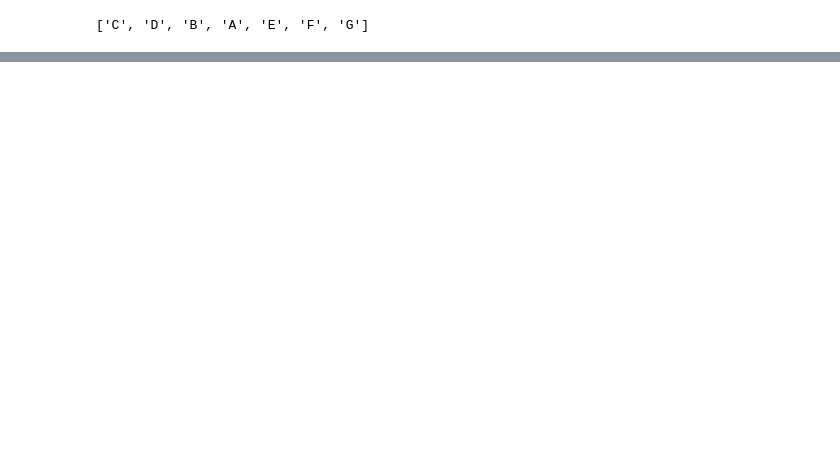
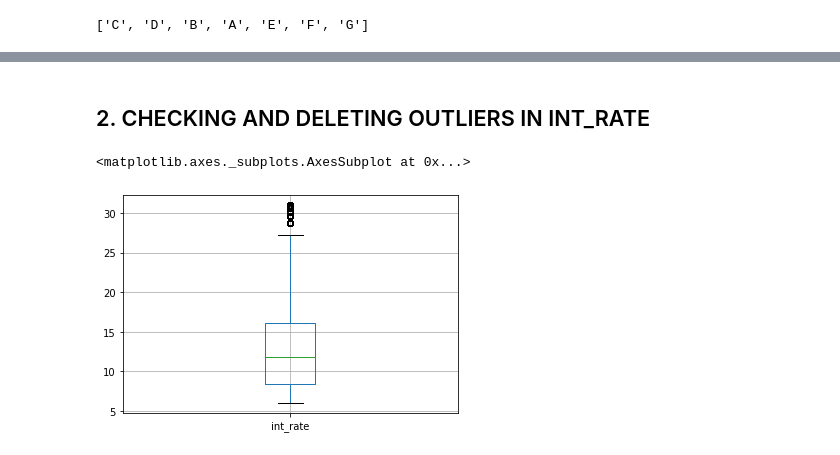
Before and after one commit to myrexious/pdib2020, a Jupyter notebook: tugas1/tugas1.ipynb, the cells around one changed output, grey strips where cells are left out. Saved outputs shown, nothing was run; the diff lists cells and outputs as text; code cells hidden in the pictures; blank space fills up the shorter version.

```diff
--- a/tugas1/tugas1.ipynb
+++ b/tugas1/tugas1.ipynb
@@ -309,0 +426,7 @@ print(cleaned_df)
+# %% [markdown]
+## 2. CHECKING AND DELETING OUTLIERS IN INT_RATE
+# %%
+cleaned_df.boxplot(column=["int_rate"])
+# %% [output]
+<matplotlib.axes._subplots.AxesSubplot at 0x...>
+[figure, added]
```
Also changed, not shown: parts of 68 cells of this notebook, 2 other files.
